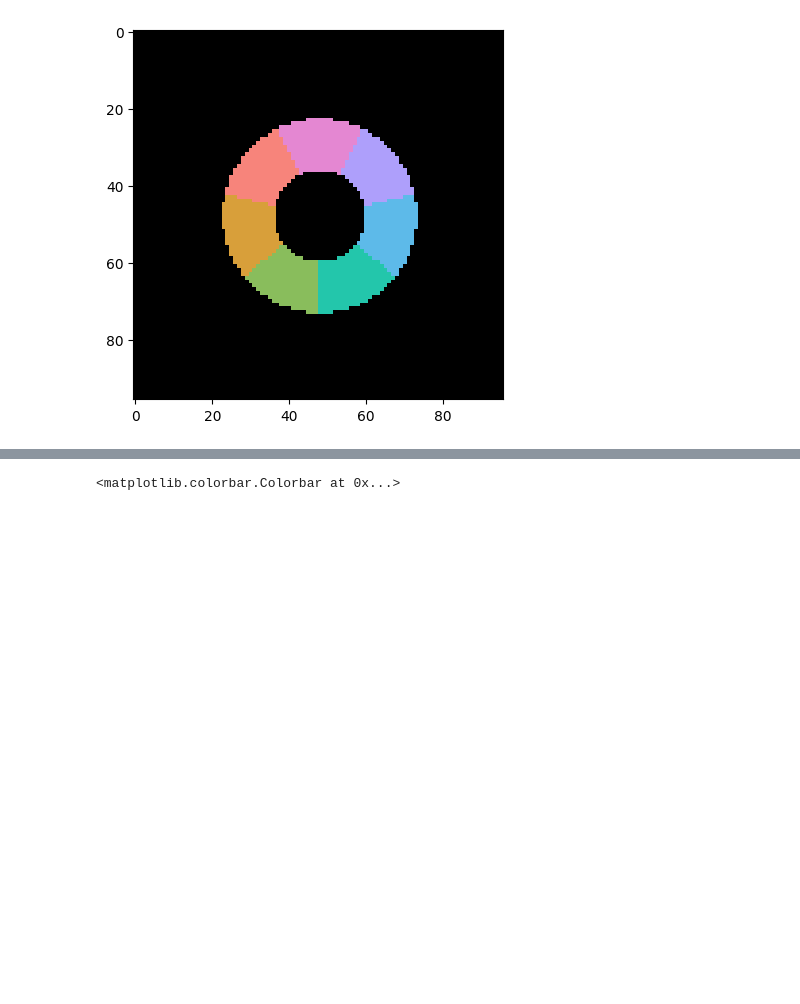
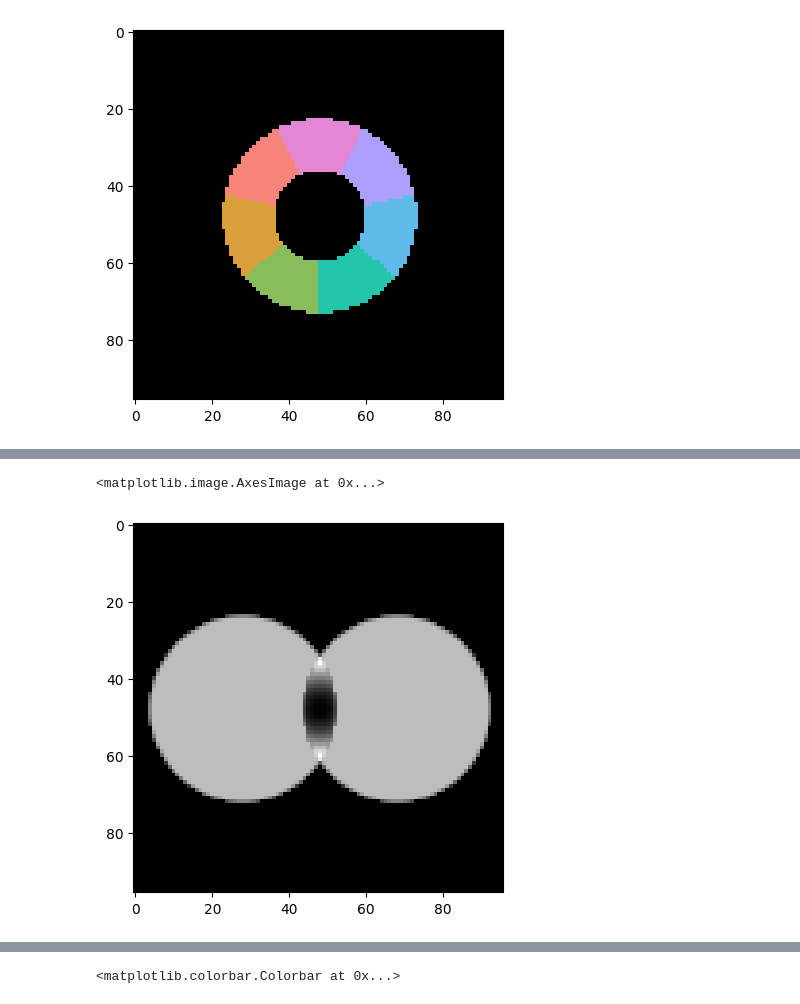
Before and after one commit to msa-em/stem-transfer-of-information, a Jupyter notebook: notebooks/icom-ssnr.ipynb, the cells around one changed output, grey strips where cells are left out. Cells and saved outputs as stored; diff of their text form; code cells hidden in the pictures; blank space fills up the shorter version.

```diff
--- a/notebooks/icom-ssnr.ipynb
+++ b/notebooks/icom-ssnr.ipynb
@@ -442,0 +492,12 @@ shifted_stack = np.fft.ifft2(Gs*shift_op).real.mean(0)
+# %%
+plt.imshow(
+    np.fft.fftshift(
+        np.abs(
+            large_gamma[:,:,0,20]
+        )
+    ),
+    cmap='gray'
+)
+# %% [output]
+<matplotlib.image.AxesImage at 0x...>
+[figure, added]
```
Also changed, not shown: parts of 12 cells of this notebook.
